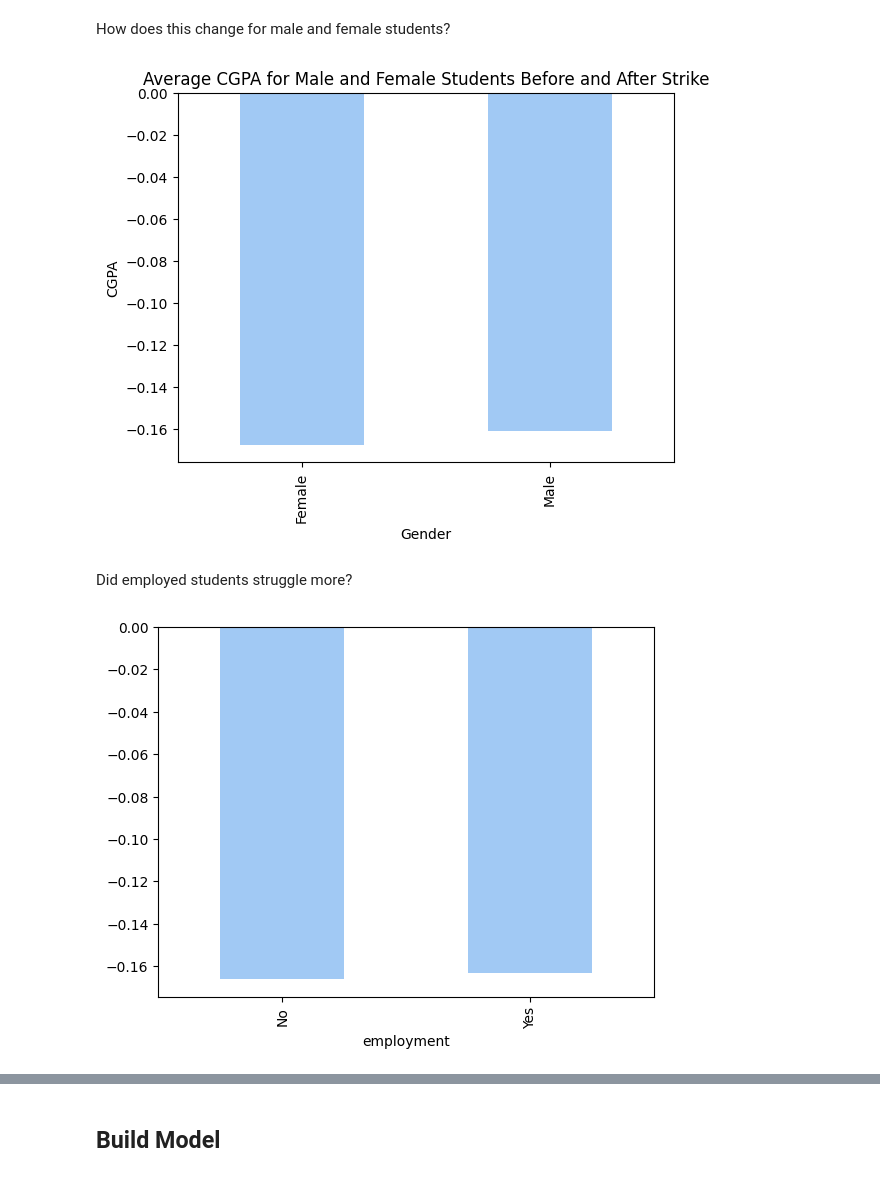
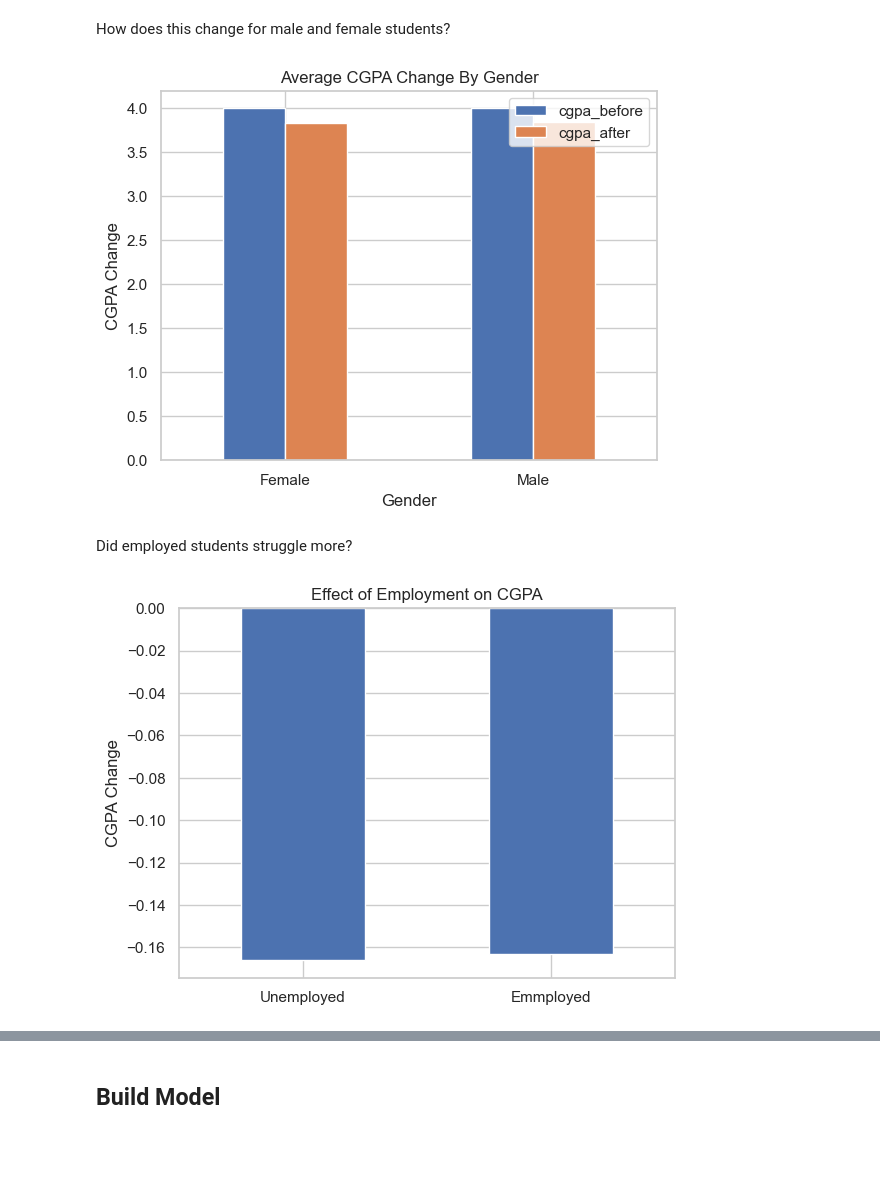
Before and after one commit to socratesjnr/asuu-strike-project, a Jupyter notebook: mock analysis/test.ipynb, the cells around one changed output, grey strips where cells are left out. Cells and saved outputs as stored; diff of their text form; code cells hidden in the pictures; blank space fills up the shorter version.

```diff
--- a/mock analysis/test.ipynb
+++ b/mock analysis/test.ipynb
@@ -194,16 +205,21 @@ plt.suptitle("Distribution of CGPA Before and After Strike");
 # %% [markdown]
 How does this change for male and female students?
 # %%
-new_sample.groupby("gender").mean().cgpa_change.plot(kind="bar")
-plt.title("Average CGPA for Male and Female Students Before and After Strike")
+exp_sample.groupby("gender").mean().plot(kind="bar", y=["cgpa_before", "cgpa_after"])
+plt.title("Average CGPA Change By Gender")
 plt.xlabel("Gender")
-plt.ylabel("CGPA");
+plt.ylabel("CGPA Change")
+plt.xticks(rotation=0);
 # %% [output]
-[figure, old version]
+[figure, new version]
 # %% [markdown]
 Did employed students struggle more?
-# %%
-new_sample.groupby("employment").mean().cgpa_change.plot(kind="bar");
-# %% [output]
-[figure, removed]
+# %%
+exp_sample.groupby("employment").mean().cgpa_change.plot(kind="bar")
+plt.title("Effect of Employment on CGPA")
+plt.xlabel("")
+plt.ylabel("CGPA Change")
+plt.xticks(ticks=[0, 1], labels=["Unemployed", "Emmployed"], rotation=0);
+# %% [output]
+[figure, added]
 # %%
```
Also changed, not shown: parts of 33 cells of this notebook.
